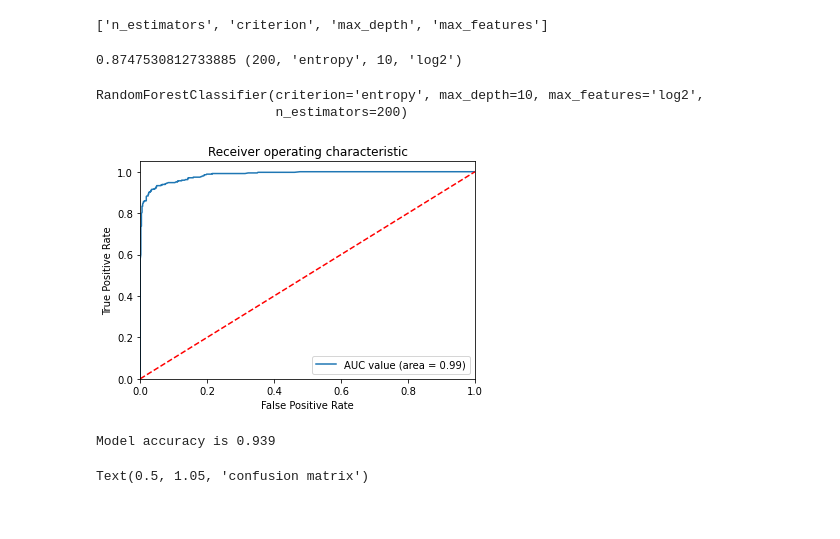
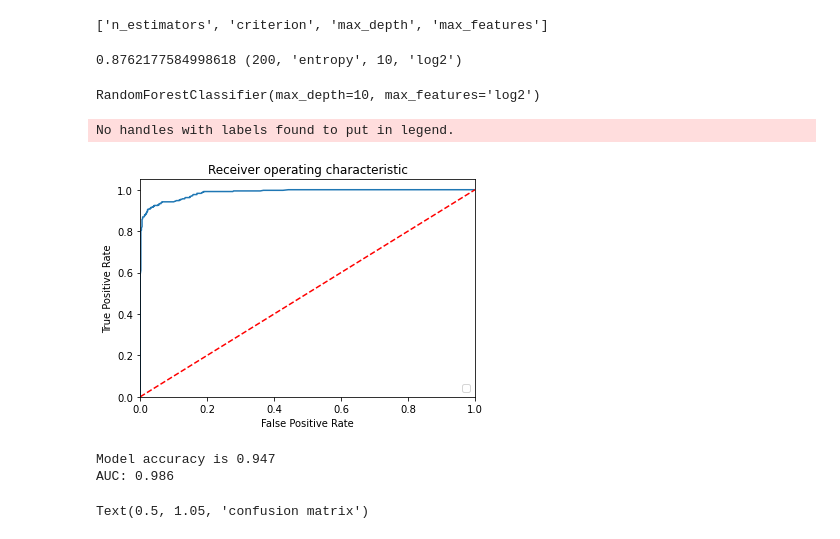
Before and after one commit to Jinglinhui/My-codes, a Jupyter notebook: random_forest_titanic.ipynb, the cells around one changed output. Saved outputs shown, nothing was run; the diff lists cells and outputs as text; code cells hidden in the pictures.

```diff
--- a/random_forest_titanic.ipynb
+++ b/random_forest_titanic.ipynb
@@ -209,6 +209,7 @@ print(list(param_grid))
 # %% [output]
 ['n_estimators', 'criterion', 'max_depth', 'max_features']
 # %%
+best_auc=0
 for i in list(parameters):
     rf = RandomForestClassifier(n_estimators = i[0],
                                     criterion=i[1],
@@ -216,41 +217,43 @@ for i in list(parameters):
                                     max_features = i[3],
                                     )
     auc_average = cross_validation(rf, X_train, Y_train, 10)
-    score = 0
-    if auc_average >= score:
-        score = auc_average
+
+    if auc_average >= best_auc:
+        best_auc = auc_average
         optimal_param = i
-print(score, optimal_param)
+print(best_auc, optimal_param)
 # %% [output]
-0.8747530812733885 (200, 'entropy', 10, 'log2')
+0.8762177584998618 (200, 'entropy', 10, 'log2')
 # %%
-clf = RandomForestClassifier(n_estimators=200,criterion='entropy', max_depth=10, max_features='log2')
+clf = RandomForestClassifier(n_estimators=100,criterion='gini', max_depth=10, max_features='log2')
 clf.fit(X_train, Y_train)
 # %% [output]
-RandomForestClassifier(criterion='entropy', max_depth=10, max_features='log2',
-                       n_estimators=200)
+RandomForestClassifier(max_depth=10, max_features='log2')
 # %%
 y_pred=clf.predict(X_train)
 ypreds_proba = clf.predict_proba(X_train)
 # %%
 [fpr, tpr, thr]= roc_curve(Y_train,ypreds_proba[:, 1])
 plt.figure()
-plt.plot(fpr, tpr, label='AUC value (area = %0.2f)' % auc(fpr, tpr))
+plt.plot(fpr, tpr)
 plt.plot([0, 1], [0, 1],'r--')
 plt.xlim([0.0, 1.0])
 plt.ylim([0.0, 1.05])
 plt.xlabel('False Positive Rate')
 plt.ylabel('True Positive Rate')
 plt.title('Receiver operating characteristic')
 plt.legend(loc="lower right")
 plt.show()
 # %% [output]
+No handles with labels found to put in legend.
-[figure, old version]
+[figure, new version]
 # %%
 from sklearn.metrics import confusion_matrix, accuracy_score
 print("Model accuracy is %2.3f" % accuracy_score(Y_train, y_pred))
+print("AUC: %2.3f" % auc(fpr, tpr))
 # %% [output]
-Model accuracy is 0.939
+Model accuracy is 0.947
+AUC: 0.986
 # %%
 cm = confusion_matrix(Y_train,y_pred)
 sns.heatmap(confusion_matrix(Y_train,y_pred),annot=True,fmt='3.0f',cmap="summer")
```
Also changed, not shown: parts of 5 cells of this notebook.
